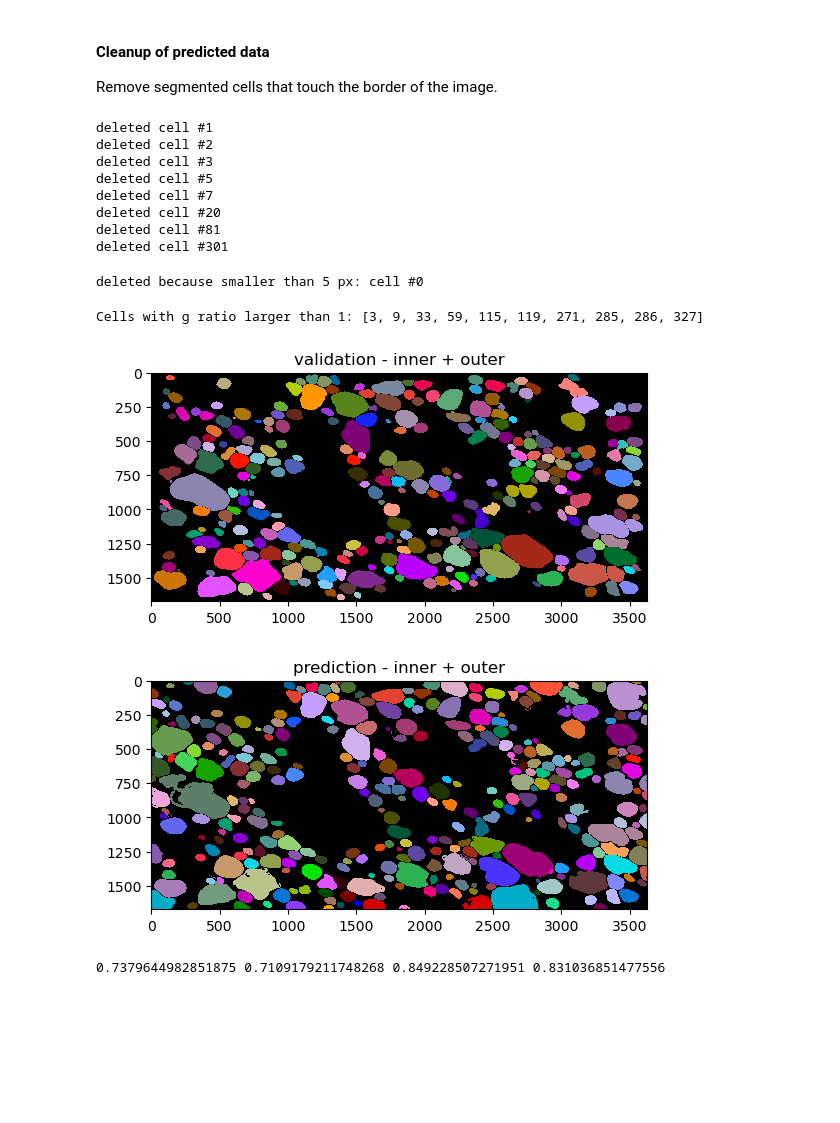
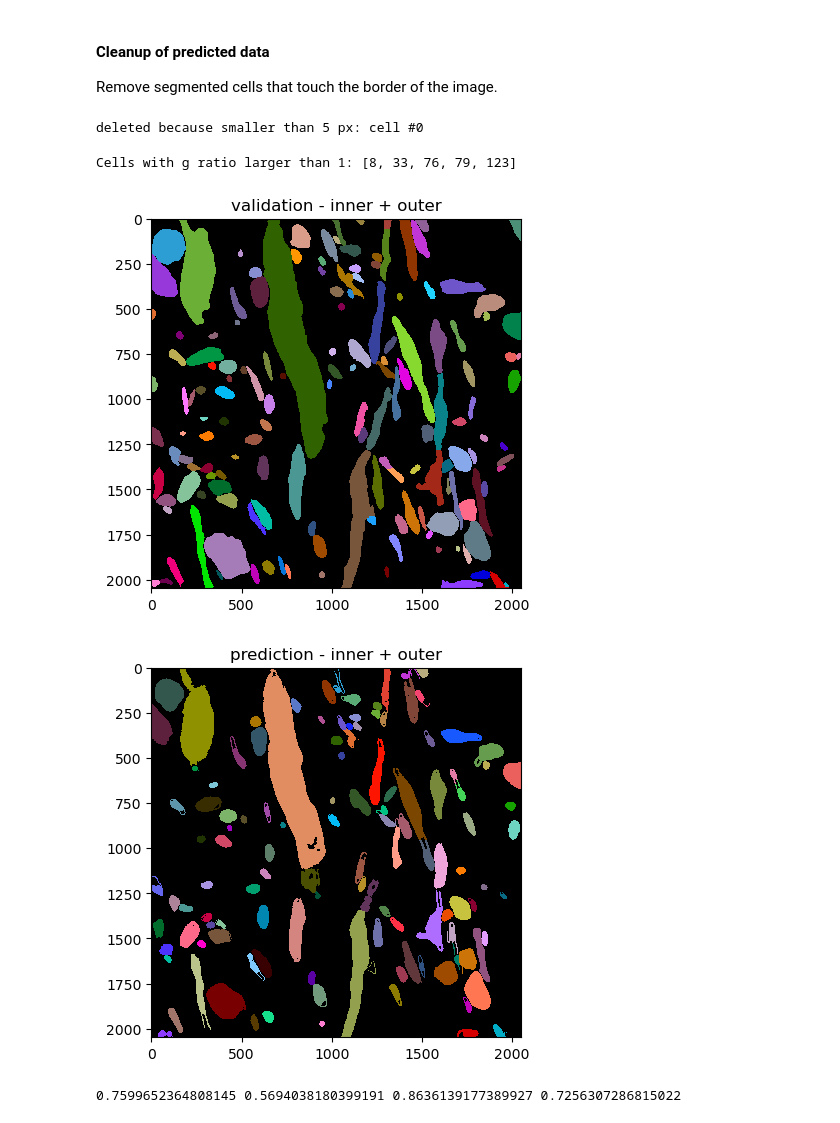
Before and after one commit to PhilipRuthig/EMtools, a Jupyter notebook: 4_validation.ipynb, the cells around one changed output. Saved outputs shown, nothing was run; the diff lists cells and outputs as text; code cells hidden in the pictures; blank space fills up the shorter version.

```diff
--- a/4_validation.ipynb
+++ b/4_validation.ipynb
@@ -119,20 +119,21 @@ def calculate_dice(predicted_mask, ground_truth_mask):
 glasbey = cc.cm.glasbey_dark_r
 glasbey.set_under(color="black")
 # %%
-prediction_path =  r"4_val/prediction_cc.png" #prediction file
-validation_path = r"4_val/validation_cc.png" #ground truth file
+prediction_path =  r"4_val/prediction_swm.png" #prediction file
+validation_path = r"4_val/validation_swm.png" #ground truth file
 save_path = r"5_val_results/"
 
-swm = False #True for swm validation, false for CC
+swm = True #True for swm validation, false for CC
 
 threshold_myelin = 50
 threshold_fiber_upper = 40
-threshold_fiber_lower = 24
-remove_border = False
 
 if swm == True:
-    remove_border = True # true for cc, false for swm
+    remove_border = False # cc validation does not have cells annotated at the border
     threshold_fiber_lower = 28
+else:
+    remove_border = True
+    threshold_fiber_lower = 24
 # %%
 # open data
 img = cv2.imread(prediction_path)
@@ -342,6 +337,7 @@ deleted cells because they don't have myelin: [60, 61, 65, 298, 302]
 # %%
 pred_both_labeled = pred_inner_labeled+pred_outer_labeled
 val_both_labeled = val_inner_labeled+val_outer_labeled
+val_both_labeled[val_both_labeled>0] += 10000 # seperating val and pred
 # %% [markdown]
 #### Cleanup of predicted data
 Remove segmented cells that touch the border of the image.
@@ -388,15 +384,6 @@ for id in np.unique(val_inner_labeled):
         val_both_labeled[val_both_labeled==id] = 0
         print("deleted cell #" + str(id))
         n_cells_removed_border_val += 1
-# %% [output]
-deleted cell #1
-deleted cell #2
-deleted cell #3
-deleted cell #5
-deleted cell #7
-deleted cell #20
-deleted cell #81
-deleted cell #301
 # %%
 #### Post-Process filtering
 # if there are multiple independent labels with the same labelling number,
@@ -414,8 +401,7 @@ for id in np.unique(pred_both_labeled):
         #re-insert the remaining one to pred_both_labeled
         pred_both_labeled[pred_both_labeled==id] = 0
         pred_both_labeled = pred_both_labeled + current_id_kept
-        if plot_all == True:
-            print ("Removed " + str(n-1) + " inner duplicates from id #" + str(id))
+        print ("Removed " + str(n-1) + " inner duplicates from id #" + str(id))
 
 # if fibers are unreasonably small, remove them from further analysis.
 for id in np.unique(pred_both_labeled):
@@ -473,18 +459,18 @@ for id in np.unique(index_gratio_greater_than_1):
 
 print(f'Cells with g ratio larger than 1: {index_gratio_greater_than_1}')
 # %% [output]
-Cells with g ratio larger than 1: [3, 9, 33, 59, 115, 119, 271, 285, 286, 327]
+Cells with g ratio larger than 1: [8, 33, 76, 79, 123]
 # %%
 # "mislabeled" data. not congruent IDs for now
 plt.title('validation - inner + outer')
-plt.imshow(val_both_labeled,cmap=glasbey,interpolation='None',vmin=0.1,vmax=np.max(pred_both_labeled))
+plt.imshow(val_both_labeled,cmap=glasbey,interpolation='None',vmin=10000)
 plt.show()
 plt.title('prediction - inner + outer')
 plt.imshow(pred_both_labeled,cmap=glasbey,interpolation='None',vmin=0.1,vmax=np.max(pred_both_labeled))
 plt.show()
 # %% [output]
-[figure, old version]
+[figure, new version]
-[figure, old version]
+[figure, new version]
 # %%
 #seperate inner and outer channels back from the combined pictures
 pred_inner_labeled = np.copy(pred_both_labeled)
@@ -508,4 +494,4 @@ dice_outer_before = calculate_dice(pred_outer_labeled.astype('bool'),val_outer_l
 
 print(iou_inner_before,iou_outer_before,dice_inner_before,dice_outer_before)
 # %% [output]
-0.7379644982851875 0.7109179211748268 0.849228507271951 0.831036851477556
+0.7599652364808145 0.5694038180399191 0.8636139177389927 0.7256307286815022
```
Also changed, not shown: parts of 56 cells of this notebook, 2 other files.
